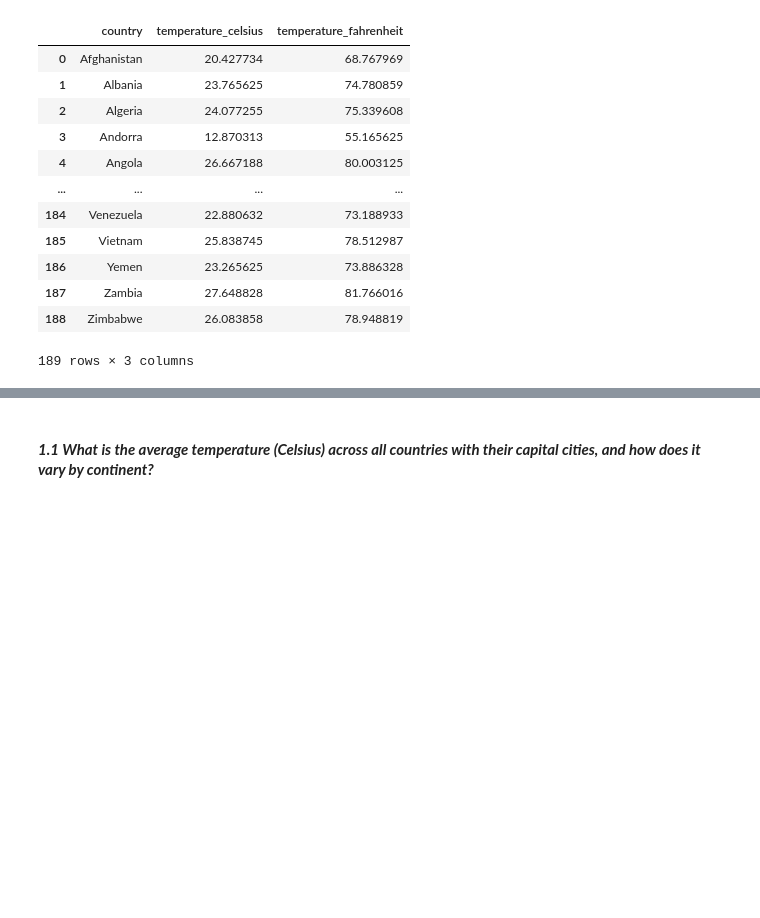
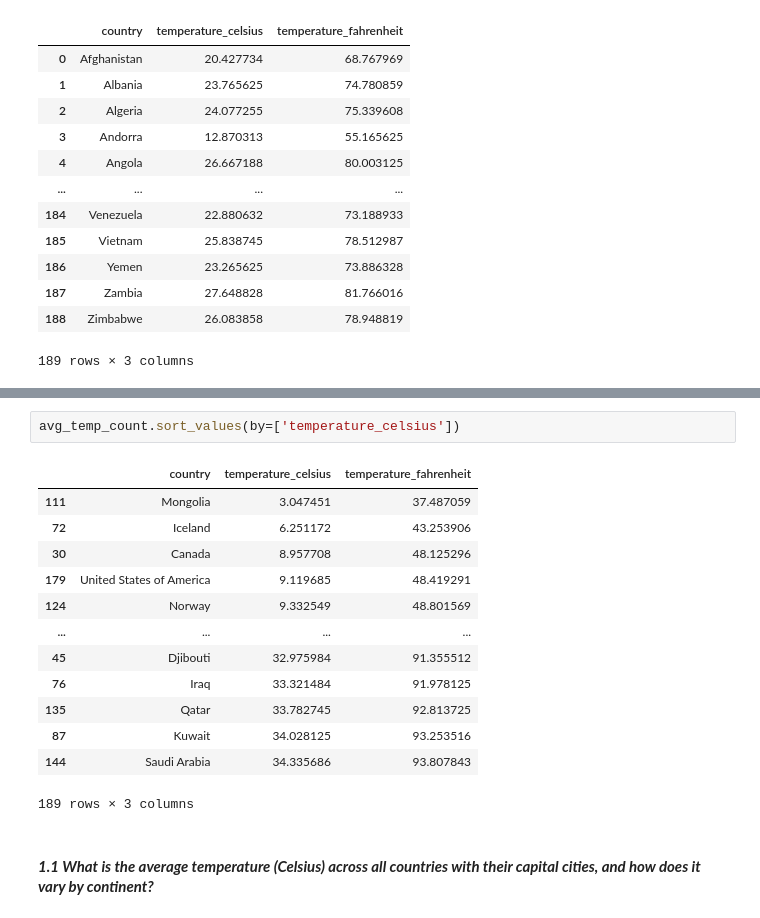
Before and after one commit to ayse-nur-safak/Data_Visualization_on_GlobalWeatherDataset, a Jupyter notebook: data-vizulation-final-project.ipynb, the cells around one changed output, grey strips where cells are left out. Cells and saved outputs as stored; diff of their text form; blank space fills up the shorter version.

```diff
--- a/data-vizulation-final-project.ipynb
+++ b/data-vizulation-final-project.ipynb
@@ -435,3 +447,19 @@ avg_temp_count
+# %%
+avg_temp_count.sort_values(by=['temperature_celsius'])
+# %% [output]
+|  | country | temperature_celsius | temperature_fahrenheit |
+| 111 | Mongolia | 3.047451 | 37.487059 |
+| 72 | Iceland | 6.251172 | 43.253906 |
+| 30 | Canada | 8.957708 | 48.125296 |
+| 179 | United States of America | 9.119685 | 48.419291 |
+| 124 | Norway | 9.332549 | 48.801569 |
+| ... | ... | ... | ... |
+| 45 | Djibouti | 32.975984 | 91.355512 |
+| 76 | Iraq | 33.321484 | 91.978125 |
+| 135 | Qatar | 33.782745 | 92.813725 |
+| 87 | Kuwait | 34.028125 | 93.253516 |
+| 144 | Saudi Arabia | 34.335686 | 93.807843 |
+189 rows × 3 columns
 # %% [markdown]
 #### ***1.1 What is the average temperature (Celsius) across all countries with their capital cities, and how does it vary by continent?***
 # %%
```
Also changed, not shown: parts of 19 cells of this notebook.
